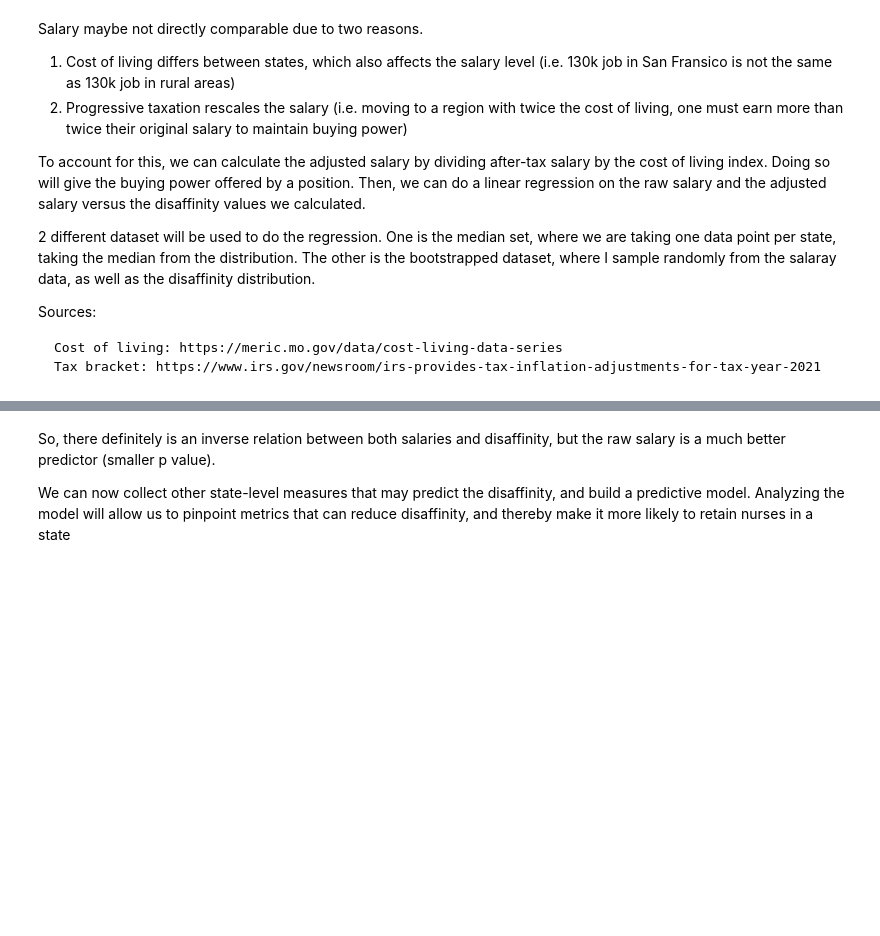
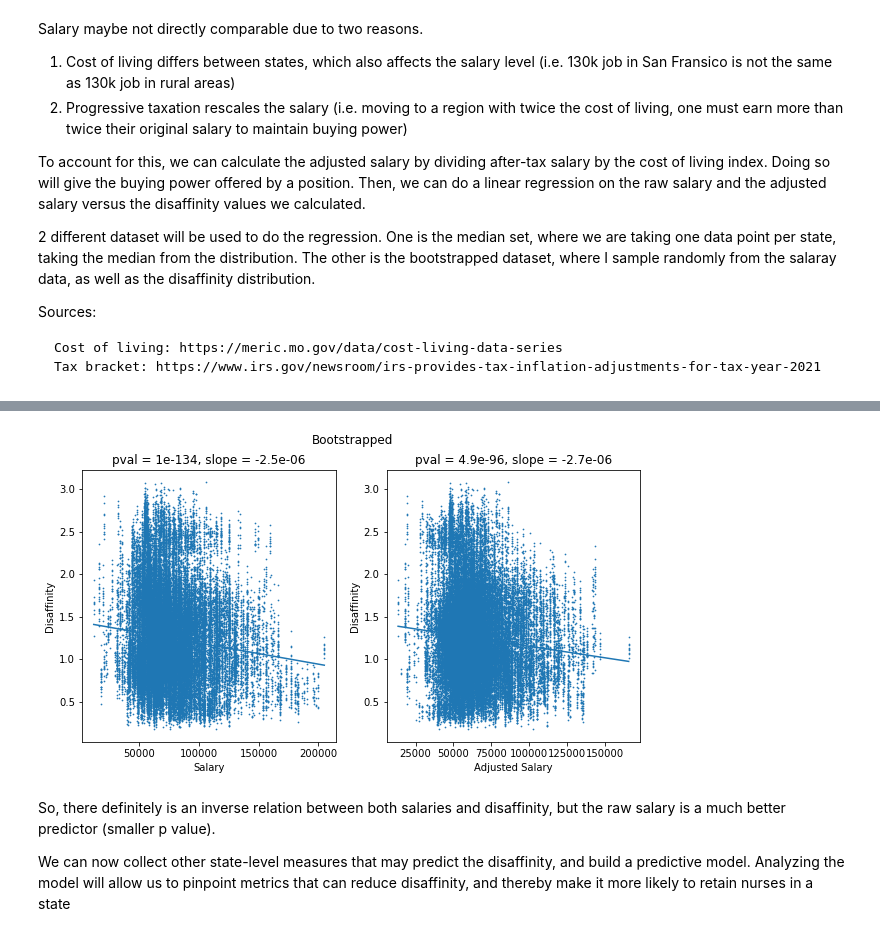
Before and after one commit to tk0802kim/Analysis-of-Nursing-Data, a Jupyter notebook: nursing_analysis.ipynb, the cells around one changed output, grey strips where cells are left out. Saved outputs shown, nothing was run; the diff lists cells and outputs as text; code cells hidden in the pictures; blank space fills up the shorter version.

```diff
--- a/nursing_analysis.ipynb
+++ b/nursing_analysis.ipynb
@@ -856,3 +810,46 @@ WV: 531    WI: 663    WY: 503
+# %%
+""" bootstrapping """
+n_sample = 1000
+boot = np.zeros(shape=[len(graduated_state_axis)*1000,3]) #[p drawn from p_list,salary drawn from adjusted]
+
+counter=0
+for i, st in enumerate(graduated_state_axis):
+    if st in region:
+        salary=[]
+        for s in region[st]:
+            salary.extend(paydata_clean[s])
+    else:
+        salary = paydata_clean[st]
+    #remove outliers from p
+    DA_vals = p_list[i][st]
+    mad = stats.median_abs_deviation(DA_vals,scale='normal')
+    med_p = np.median(DA_vals)
+    clean_p = [val for val in DA_vals if abs(val-med_p)<3*mad]
+    #clean_p = p_list[i].p
+    for ii in range(n_sample):
+        boot[counter,0] = np.random.choice(clean_p)
+        boot[counter,1] = np.random.choice(salary)
+        boot[counter,2] = 100*tax_bracket([boot[counter,1]])/np.mean([col_df.loc[s,'Index'] for s in r2slist(st)])
+        counter+=1
+
+
+z = [stats.linregress(boot[:,1],boot[:,0]),stats.linregress(boot[:,2],boot[:,0])]
+xp =[np.linspace(min(boot[:,1]),max(boot[:,1]),10000),np.linspace(min(boot[:,2]),max(boot[:,2]),10000)]
+yp = [z[i].slope*xp[i]+z[i].intercept for i in range(2)]
+
+xlim = [(50000,120000),(400,800)]
+xlabels = ['Salary', 'Adjusted Salary' ]
+fig, ax = plt.subplots(1,2,figsize=(10,5))
+for i in range(2):
+    ax[i].scatter(boot[:,i+1],boot[:,0],s=0.5)
+    sns.lineplot(x=xp[i],y=yp[i],ax=ax[i])
+    ax[i].set_title('pval = {:.2}, slope = {:.2}'.format(z[i].pvalue,z[i].slope))
+    ax[i].set_xlabel(xlabels[i])
+    ax[i].set_ylabel('Disaffinity')
+fig.suptitle('Bootstrapped')
+plt.show()
+# %% [output]
+[figure, added]
 # %% [markdown]
 So, there definitely is an inverse relation between both salaries and disaffinity, but the raw salary is a much better predictor (smaller p value).
 
```
Also changed, not shown: parts of 1 cell of this notebook.
